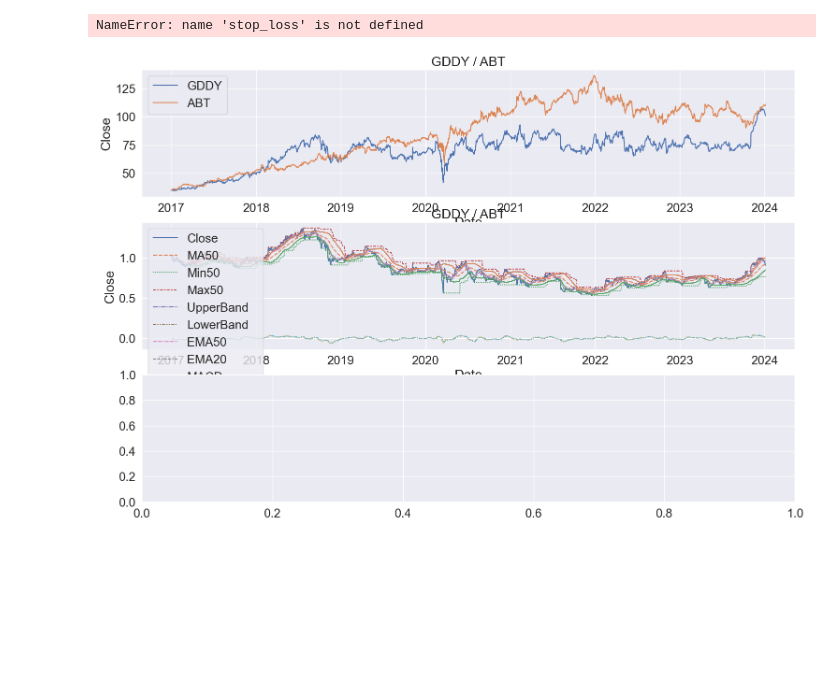
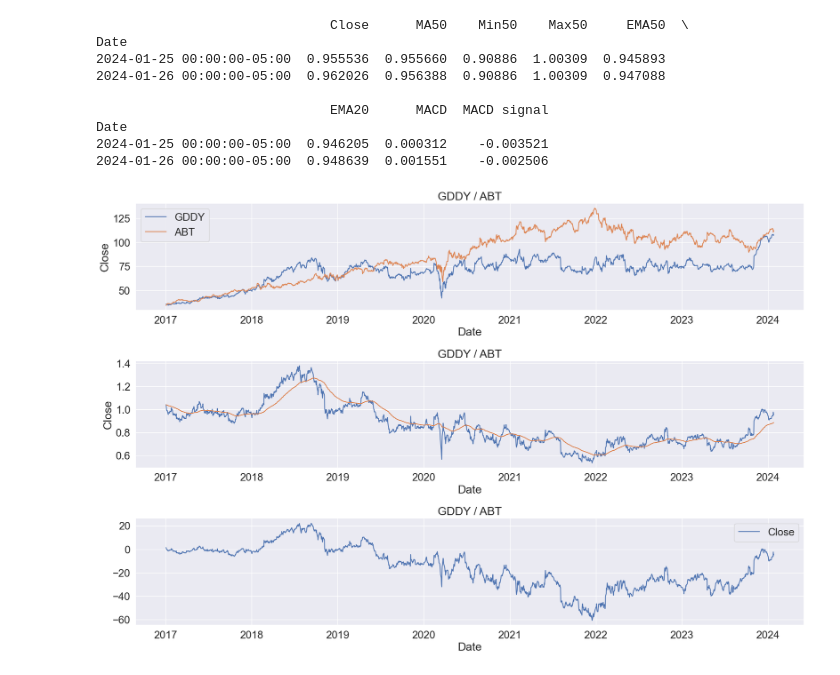
Before and after one commit to paul10116/Stock-Market, a Jupyter notebook: code_examples/indicators.ipynb, the cells around one changed output. Drawn from its saved outputs; the diff is of its cells as text; code cells hidden in the pictures; blank space fills up the shorter version.

```diff
--- a/code_examples/indicators.ipynb
+++ b/code_examples/indicators.ipynb
@@ -28,10 +40,22 @@ UpperBand = (ratio.Close.rolling(50).mean()) + \
     (ratio["Close"].rolling(50).std())
 LowerBand = (ratio.Close.rolling(50).mean()) - \
     (ratio["Close"].rolling(50).std())
-ratio["EMA50"] = ratio.Close.ewm(span=26, adjust=False).mean()
+ratio["EMA50"] = ratio.Close.ewm(span=100, adjust=False).mean()
 ratio["EMA20"] = ratio.Close.ewm(span=12, adjust=False).mean()
 ratio["MACD"] = ratio["EMA20"] - ratio["EMA50"]
 ratio["MACD signal"] = ratio["MACD"].ewm(span=9, adjust=False).mean()
+# %%
+print(ratio.tail(2))
+# %% [output]
+                              Close      MA50    Min50    Max50     EMA50  \
+Date
+2024-01-25 00:00:00-05:00  0.955536  0.955660  0.90886  1.00309  0.945893
+2024-01-26 00:00:00-05:00  0.962026  0.956388  0.90886  1.00309  0.947088
+
+                              EMA20      MACD  MACD signal
+Date
+2024-01-25 00:00:00-05:00  0.946205  0.000312    -0.003521
+2024-01-26 00:00:00-05:00  0.948639  0.001551    -0.002506
 # %%
 z_score = (ratio - ratio.mean())/ratio.std()
 
@@ -40,25 +64,20 @@ mean_Mavg50 = z_score.rolling(window=50, center=False).mean()
 # %%
 fig, axes = plt.subplots(3, figsize=(18, 12))
 
 axes[0].set_title(f"{buy_ticker} / {sell_ticker}")
 sns.lineplot(data=dataFrame1, x="Date", y="Close",
              ax=axes[0], label=buy_ticker)
 sns.lineplot(data=dataFrame2, x="Date", y="Close",
              ax=axes[0], label=sell_ticker)
 
 axes[1].set_title(f"{buy_ticker} / {sell_ticker}")
-sns.lineplot(data=ratio, ax=axes[1])
-sns.lineplot(data=UpperBand, ax=axes[1])
-sns.lineplot(data=LowerBand, ax=axes[1])
-axes[1].axhline(y=stop_loss[-1], linewidth=2, color='r', linestyle='dotted')
-axes[1].axhline(y=Entry, linewidth=2, color='g', linestyle='dotted')
-axes[1].axhline(y=Target, linewidth=2, color='b', linestyle='dotted')
+sns.lineplot(data=ratio.Close, ax=axes[1])
+sns.lineplot(data=ratio.EMA50, ax=axes[1])
 
 axes[2].set_title(f"{buy_ticker} / {sell_ticker}")
 sns.lineplot(data=spread, ax=axes[2])
 
 
 plt.tight_layout(pad=1)
 # %% [output]
-NameError: name 'stop_loss' is not defined
-[figure, old version]
+[figure, new version]
```
Also changed, not shown: parts of 3 cells of this notebook, 18 other files.
